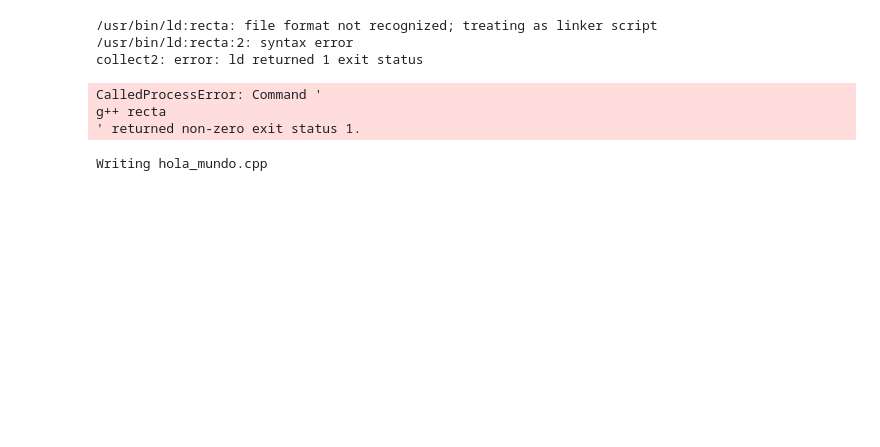
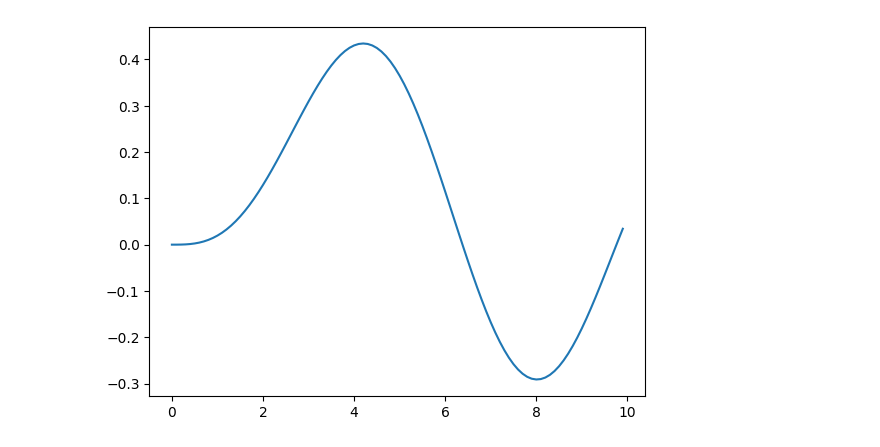
Before and after one commit to CristianPe1/Physics-simulation-methods, a Jupyter notebook: Clases/Programación Básica (repaso) y Ec. Dif. Ordinarias (3 clases)/(Feb09) Integración_numérica_de_ecuaciones_ordinarias.ipynb, the cells around one changed output. Saved outputs shown, nothing was run; the diff lists cells and outputs as text; code cells hidden in the pictures; blank space fills up the shorter version.

```diff
--- a/Clases/Programación Básica (repaso) y Ec. Dif. Ordinarias (3 clases)/(Feb09) Integración_numérica_de_ecuaciones_ordinarias.ipynb
+++ b/Clases/Programación Básica (repaso) y Ec. Dif. Ordinarias (3 clases)/(Feb09) Integración_numérica_de_ecuaciones_ordinarias.ipynb
@@ -123,26 +1,41 @@ Writing recta
-# %%
-%%shell
-
-g++ recta
-# %% [output]
-/usr/bin/ld:recta: file format not recognized; treating as linker script
-/usr/bin/ld:recta:2: syntax error
-collect2: error: ld returned 1 exit status
-CalledProcessError: Command '
-g++ recta
-' returned non-zero exit status 1.
-# %%
-%%writefile hola_mundo.cpp
-
-#include<iostream> // Esta libreria nos permite mostrar informacion
-#include<cmath>    // Esta libreria nos permite usar funciones en C++
-using namespace std;
-
-int main() {
-    float x;
-    for ( x = 0.1; x <= 10; x += 1 )
-    cout << 5.0/3.0 + x << endl;
-    return 0;
-}
-# %% [output]
-Writing hola_mundo.cpp
+# %%
+import numpy as np
+
+def f(t,x,n):
+    return np.cos(n*t-x*np.sin(t))
+
+def IntegralPorSimpson(a,b,nsteps,x,n):
+	nsteps*=2
+	h=(b-a)/nsteps
+	suma=0
+	for i in range(nsteps+1):
+		t=a+i*h
+		if(i==0 or i==nsteps):
+  			suma+=f(t,x,n)
+		elif(i%2==0):
+			suma+=2*f(t,x,n)
+		else:
+			suma+=4*f(t,x,n)
+	return suma*h/3
+# %%
+def Bessel(n,x):
+    return (1/np.pi)*IntegralPorSimpson(0,np.pi,100,x,n)
+# %%
+import matplotlib.pyplot as plt
+
+n=3
+a=0
+b=10
+Nsteps=100
+dx=(b-a)/Nsteps
+xdata = np.zeros(Nsteps)
+ydata = np.zeros(Nsteps)
+for i in range(Nsteps):
+    x=a+i*dx
+    xdata[i]=x
+    ydata[i]=Bessel(n,x)
+
+plt.plot(xdata,ydata)
+plt.show()
+# %% [output]
+[figure, added]
```
Also changed, not shown: parts of 19 cells of this notebook, 48 other files.
